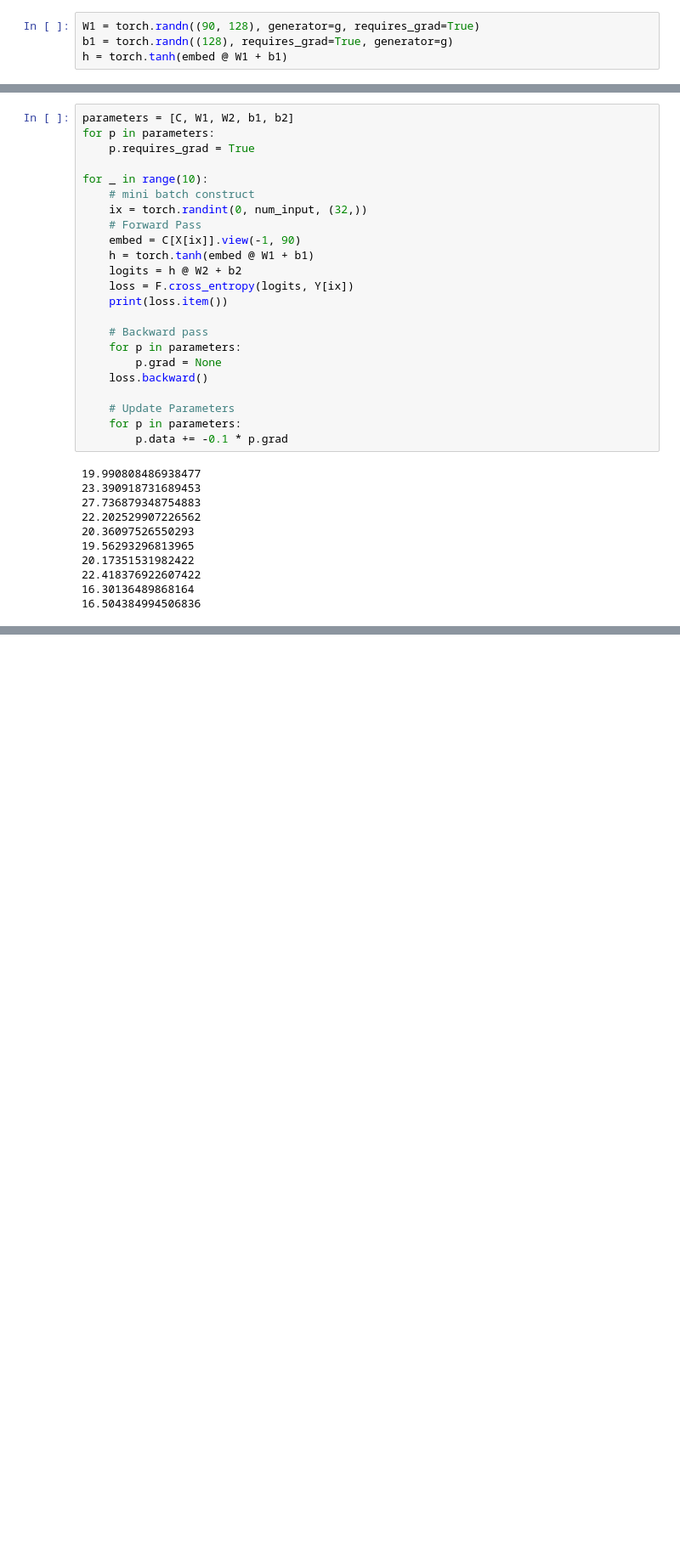
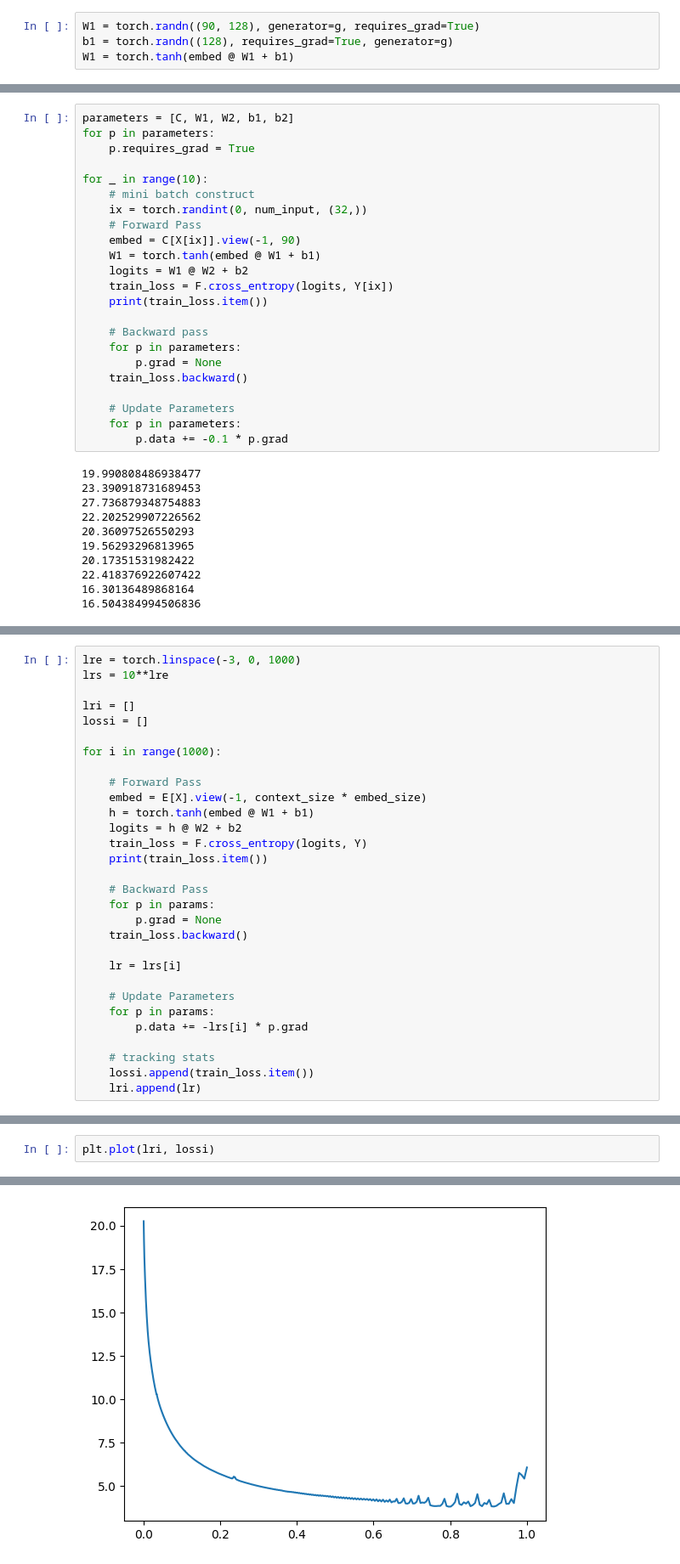
Before and after one commit to zeinab-sheikhi/makemore, a Jupyter notebook: app.ipynb, the cells around one changed output, grey strips where cells are left out. Shown: that part at 85% size. Saved outputs shown, nothing was run; the diff lists cells and outputs as text; blank space fills up the shorter version.

Commit message:
trained the model, acheived lesser loss on validation set

```diff
--- a/app.ipynb
+++ b/app.ipynb
@@ -785,7 +785,7 @@ embed = embed.view(-1, 90) # why -1? it is same as embed.shape[0]
 # %%
 W1 = torch.randn((90, 128), generator=g, requires_grad=True)
 b1 = torch.randn((128), requires_grad=True, generator=g)
-h = torch.tanh(embed @ W1 + b1)
+W1 = torch.tanh(embed @ W1 + b1)
 # %%
 W2 = torch.randn((128, num_labels))
 b2 = torch.randn(num_labels)
@@ -807,15 +807,15 @@ for _ in range(10):
     ix = torch.randint(0, num_input, (32,))
     # Forward Pass
     embed = C[X[ix]].view(-1, 90)
-    h = torch.tanh(embed @ W1 + b1)
-    logits = h @ W2 + b2
-    loss = F.cross_entropy(logits, Y[ix])
-    print(loss.item())
+    W1 = torch.tanh(embed @ W1 + b1)
+    logits = W1 @ W2 + b2
+    train_loss = F.cross_entropy(logits, Y[ix])
+    print(train_loss.item())
 
     # Backward pass
     for p in parameters:
         p.grad = None
-    loss.backward()
+    train_loss.backward()
 
     # Update Parameters
     for p in parameters:
@@ -833,0 +920,30 @@ for _ in range(10):
+# %%
+lre = torch.linspace(-3, 0, 1000)
+lrs = 10**lre
+
+lri = []
+lossi = []
+
+for i in range(1000):
+
+    # Forward Pass
+    embed = E[X].view(-1, context_size * embed_size)
+    h = torch.tanh(embed @ W1 + b1)
+    logits = h @ W2 + b2
+    train_loss = F.cross_entropy(logits, Y)
+    print(train_loss.item())
+
+    # Backward Pass
+    for p in params:
+        p.grad = None
+    train_loss.backward()
+
+    lr = lrs[i]
+
+    # Update Parameters
+    for p in params:
+        p.data += -lrs[i] * p.grad
+
+    # tracking stats
+    lossi.append(train_loss.item())
+    lri.append(lr)
@@ -833,0 +968,3 @@ for _ in range(10):
+# %%
+plt.plot(lri, lossi)
+# %% [output]
@@ -833,0 +972 @@ for _ in range(10):
+[figure, added]
```
Also changed, not shown: parts of 24 cells of this notebook.
